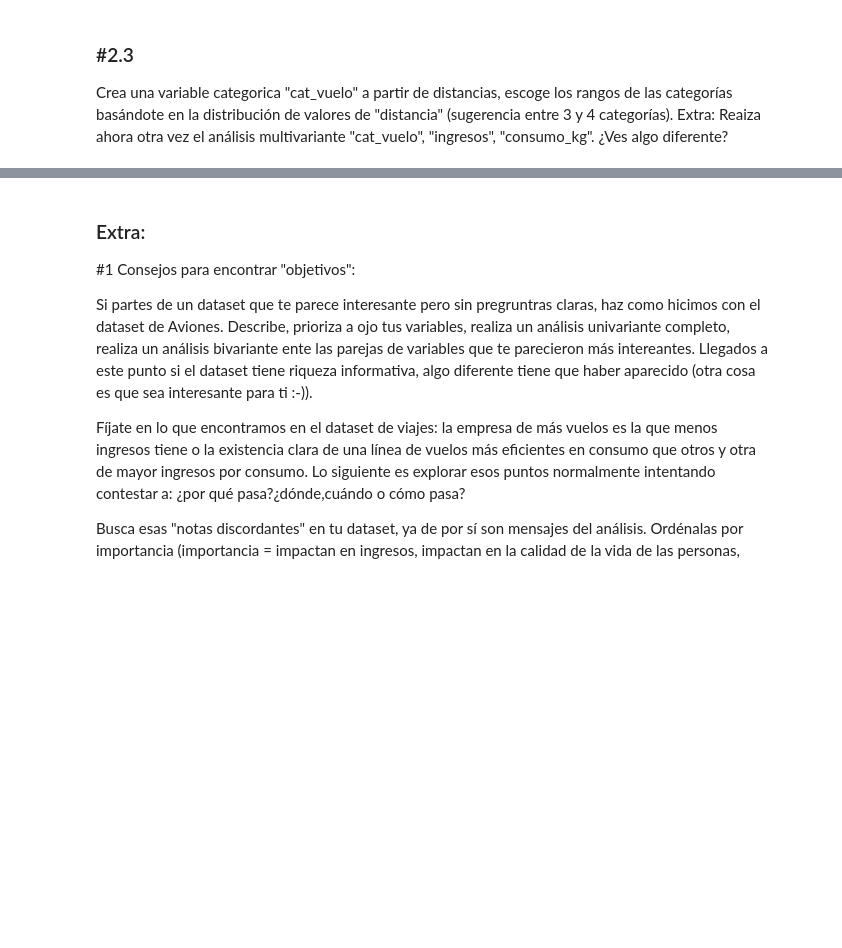
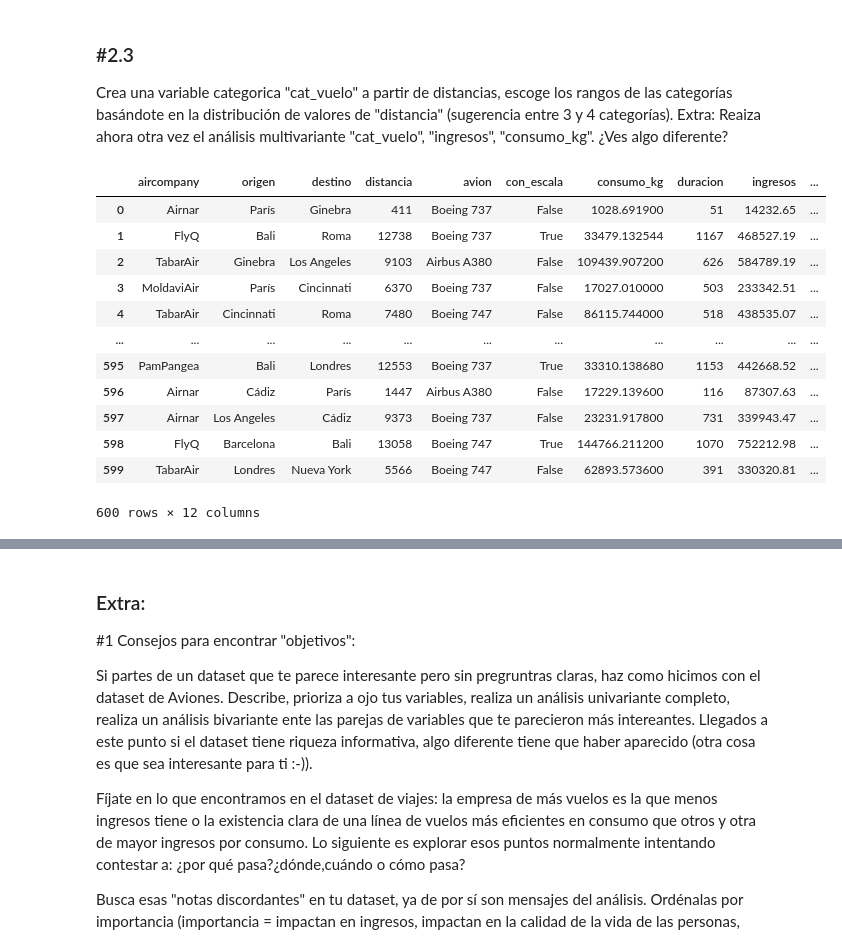
Before and after one commit to MariaJoseCamacho/repositorio_clase, a Jupyter notebook: 03_Analisis_de_Datos/Sprint_07/Unidad_02/Practica_Obligatoria/18_Practica_Obligatoria_Multivariante.ipynb, the cells around one changed output, grey strips where cells are left out. Drawn from its saved outputs; the diff is of its cells as text; code cells hidden in the pictures; blank space fills up the shorter version.

```diff
--- a/03_Analisis_de_Datos/Sprint_07/Unidad_02/Practica_Obligatoria/18_Practica_Obligatoria_Multivariante.ipynb
+++ b/03_Analisis_de_Datos/Sprint_07/Unidad_02/Practica_Obligatoria/18_Practica_Obligatoria_Multivariante.ipynb
@@ -150,3 +205,22 @@ Repite el análisis multivariante entre "ingresos","distancias" y "consumo_kg".
 ### #2.3
 
 Crea una variable categorica "cat_vuelo" a partir de distancias, escoge los rangos de las categorías basándote en la distribución de valores de "distancia" (sugerencia entre 3 y 4 categorías). Extra: Reaiza ahora otra vez el análisis multivariante "cat_vuelo", "ingresos", "consumo_kg". ¿Ves algo diferente?
+# %%
+bins = [0, 3000, 7000, 11000, df["distancia"].max()]
+labels = ["corto", "medio", "largo", "ultra"]
+df["cat_vuelo"] = pd.cut(df["distancia"], bins=bins, labels=labels, include_lowest=True)
+df
+# %% [output]
+|  | aircompany | origen | destino | distancia | avion | con_escala | consumo_kg | duracion | ingresos | ... |
+| 0 | Airnar | París | Ginebra | 411 | Boeing 737 | False | 1028.691900 | 51 | 14232.65 | ... |
+| 1 | FlyQ | Bali | Roma | 12738 | Boeing 737 | True | 33479.132544 | 1167 | 468527.19 | ... |
+| 2 | TabarAir | Ginebra | Los Angeles | 9103 | Airbus A380 | False | 109439.907200 | 626 | 584789.19 | ... |
+| 3 | MoldaviAir | París | Cincinnati | 6370 | Boeing 737 | False | 17027.010000 | 503 | 233342.51 | ... |
+| 4 | TabarAir | Cincinnati | Roma | 7480 | Boeing 747 | False | 86115.744000 | 518 | 438535.07 | ... |
+| ... | ... | ... | ... | ... | ... | ... | ... | ... | ... | ... |
+| 595 | PamPangea | Bali | Londres | 12553 | Boeing 737 | True | 33310.138680 | 1153 | 442668.52 | ... |
+| 596 | Airnar | Cádiz | París | 1447 | Airbus A380 | False | 17229.139600 | 116 | 87307.63 | ... |
+| 597 | Airnar | Los Angeles | Cádiz | 9373 | Boeing 737 | False | 23231.917800 | 731 | 339943.47 | ... |
+| 598 | FlyQ | Barcelona | Bali | 13058 | Boeing 747 | True | 144766.211200 | 1070 | 752212.98 | ... |
+| 599 | TabarAir | Londres | Nueva York | 5566 | Boeing 747 | False | 62893.573600 | 391 | 330320.81 | ... |
+600 rows × 12 columns
```
Also changed, not shown: parts of 6 cells of this notebook.
